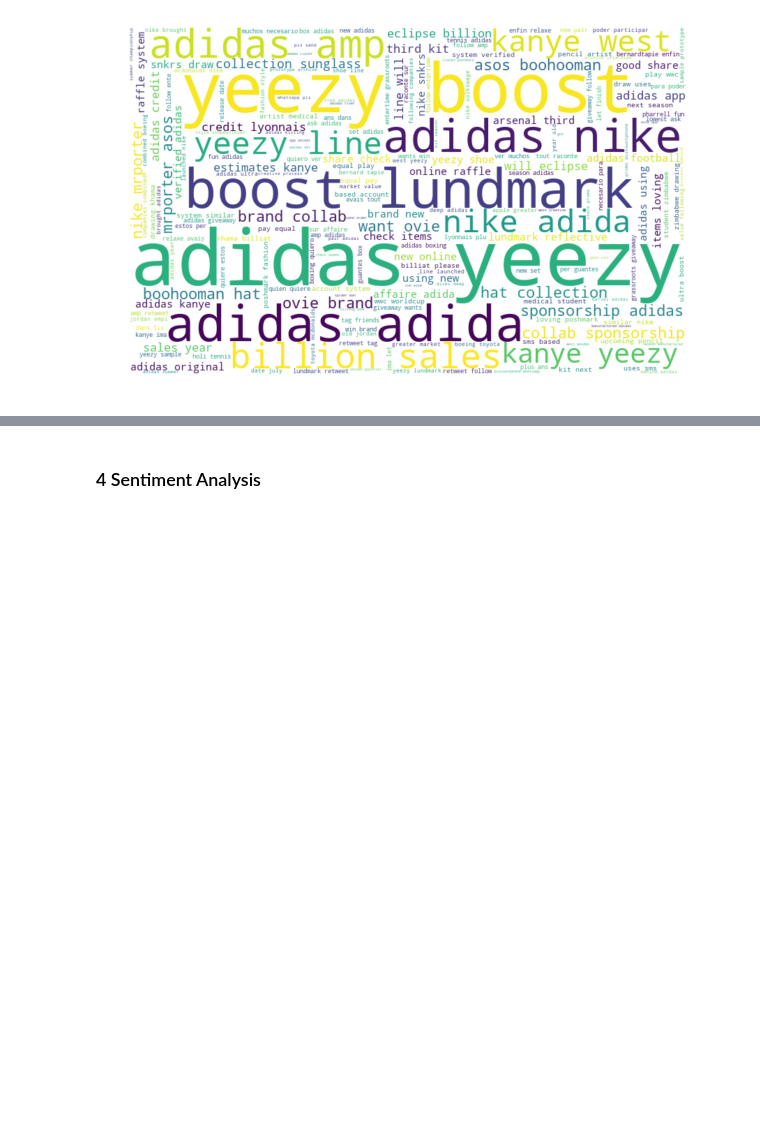
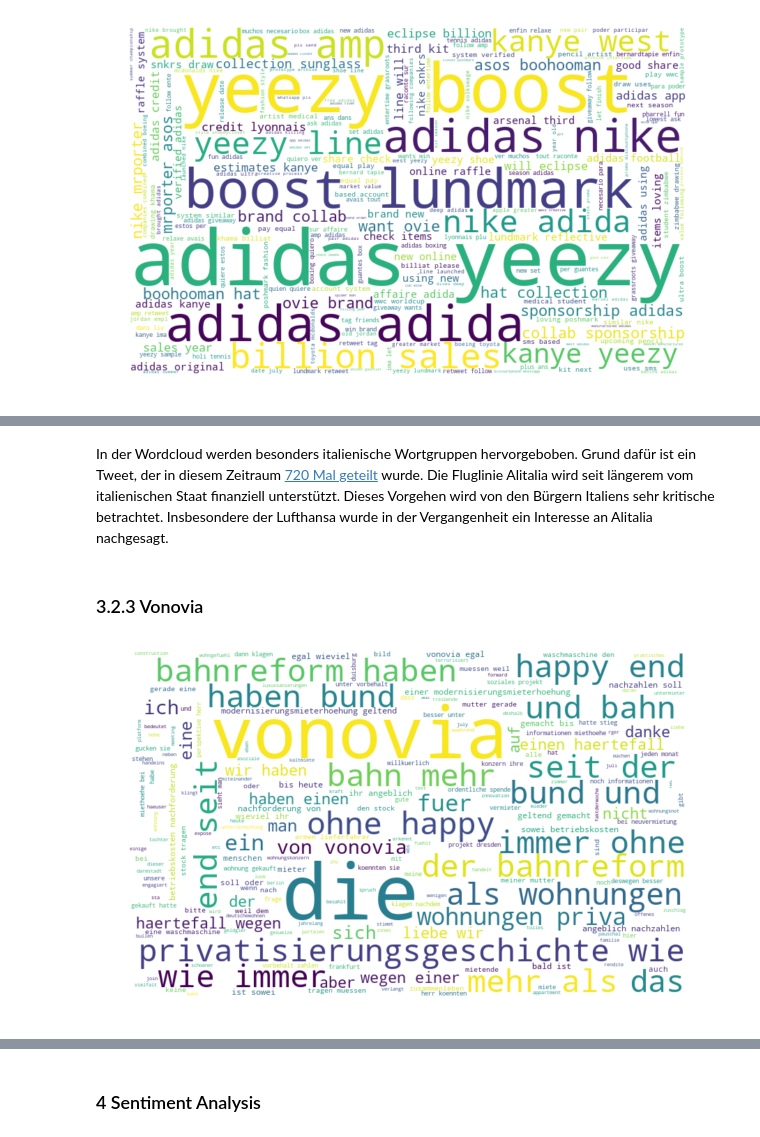
Before and after one commit to spreusler/Text-Mining-Tweets-Sentiment-Wordcloud, a Jupyter notebook: Text_Mining_with_Tweets.ipynb, the cells around one changed output, grey strips where cells are left out. Drawn from its saved outputs; the diff is of its cells as text; code cells hidden in the pictures; blank space fills up the shorter version.

```diff
--- a/Text_Mining_with_Tweets.ipynb
+++ b/Text_Mining_with_Tweets.ipynb
@@ -251,0 +278,8 @@ wordcloud(adidas)
+# %% [markdown]
+In der Wordcloud werden besonders italienische Wortgruppen hervorgeboben. Grund dafür ist ein Tweet, der in diesem Zeitraum [720 Mal geteilt](https://twitter.com/lucianocapone/status/1148666611441852422) wurde. Die Fluglinie Alitalia wird seit längerem vom italienischen Staat finanziell unterstützt. Dieses Vorgehen wird von den Bürgern Italiens sehr kritische betrachtet. Insbesondere der Lufthansa wurde in der Vergangenheit ein Interesse an Alitalia nachgesagt.
+# %% [markdown]
+### 3.2.3 Vonovia
+# %%
+wordcloud(vonovia)
+# %% [output]
+[figure, added]
```
Also changed, not shown: parts of 11 cells of this notebook.
